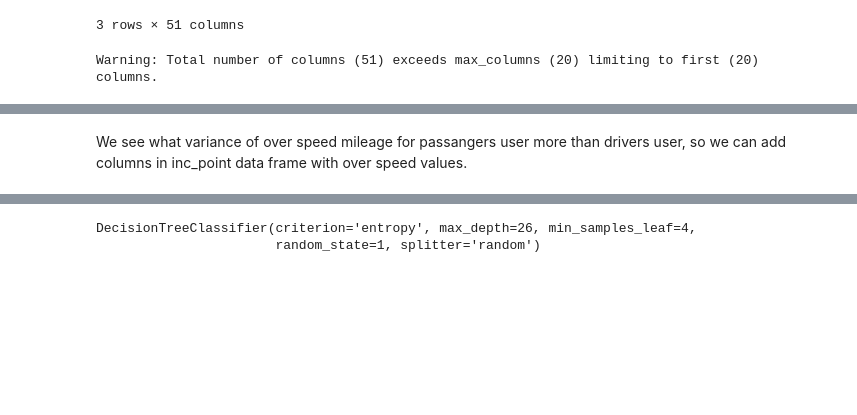
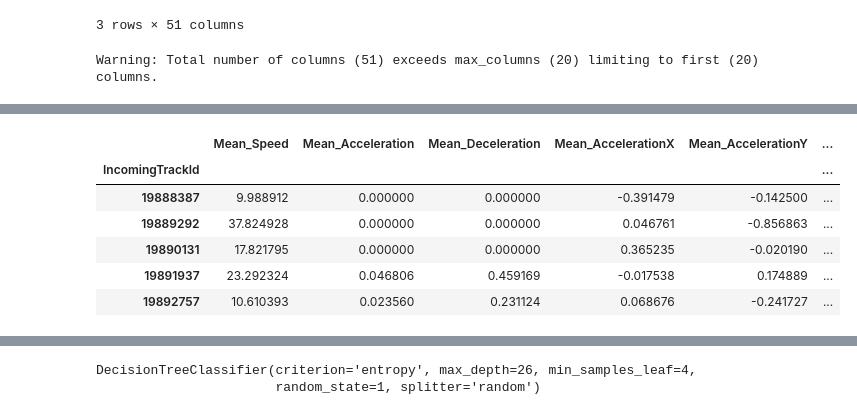
Before and after one commit to Cepera90/test, a Jupyter notebook: test_3.ipynb, the cells around one changed output, grey strips where cells are left out. Saved outputs shown, nothing was run; the diff lists cells and outputs as text; code cells hidden in the pictures; blank space fills up the shorter version.

```diff
--- a/test_3.ipynb
+++ b/test_3.ipynb
@@ -34,12 +25,6 @@ TC.groupby('TrackOrigin').median()
 | Taxi | 3233483.0 | 20713602.0 | 18.775861 | 55.717843 | 37.575511 | 155900.0 | 0.0 | 0.0 | ... |
 # %% [markdown]
 We see what median passanger user speed more when drivers speed (I think because professional drivers have strict speed limit)
-# %%
-#Create new columns MidOverSpeed and HiOverSpeed
-Sm = TC['Speed'].quantile(q=0.75)
-Sh = TC['Speed'].quantile(q=0.95)
-TC['MidOverSpeed'] = TC['Speed'].apply(lambda x: 0 if x <= Sm else x - Sm)
-TC['HiOverSpeed'] = TC['Speed'].apply(lambda x: 0 if x <= Sh else x - Sh)
 # %%
 # See mean values for drivers and passangers
 TC.groupby('TrackOrigin').mean()
@@ -82,3 +54,0 @@ We see what standart deviation duration for passanger track more whan drivers tr
-# %%
-# Create new column Duration
-TC['Duration'] = TC.groupby('IncomingTrackId').cumcount()
@@ -96,2 +54,0 @@ Warning: Total number of columns (51) exceeds max_columns (20) limiting to first
-# %% [markdown]
-We see what variance of over speed mileage for passangers user more than drivers user, so we can add columns in inc_point data frame with over speed values.
@@ -103,0 +67,10 @@ TC = TC.drop(['Latitude','Longitude','Height'], axis=1)
+# %%
+TrackDB.head()
+# %% [output]
+|  | Mean_Speed | Mean_Acceleration | Mean_Deceleration | Mean_AccelerationX | Mean_AccelerationY | ... |
+| IncomingTrackId |  |  |  |  |  | ... |
+| 19888387 | 9.988912 | 0.000000 | 0.000000 | -0.391479 | -0.142500 | ... |
+| 19889292 | 37.824928 | 0.000000 | 0.000000 | 0.046761 | -0.856863 | ... |
+| 19890131 | 17.821795 | 0.000000 | 0.000000 | 0.365235 | -0.020190 | ... |
+| 19891937 | 23.292324 | 0.046806 | 0.459169 | -0.017538 | 0.174889 | ... |
+| 19892757 | 10.610393 | 0.023560 | 0.231124 | 0.068676 | -0.241727 | ... |
```
Also changed, not shown: parts of 38 cells of this notebook.
